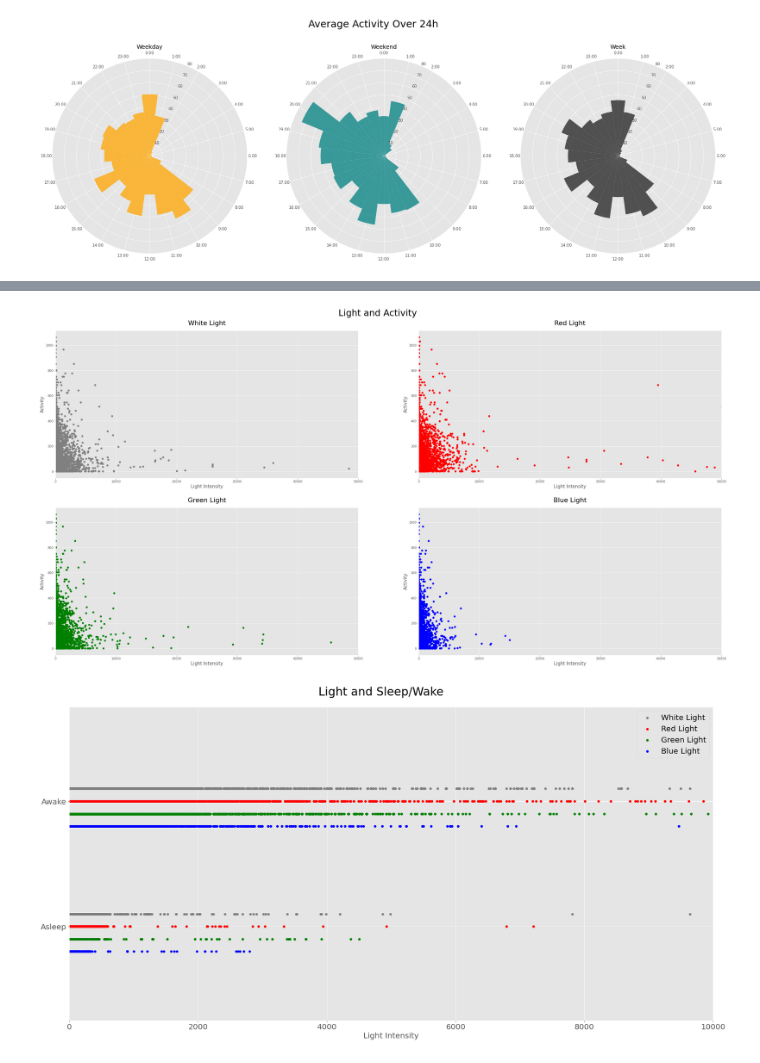
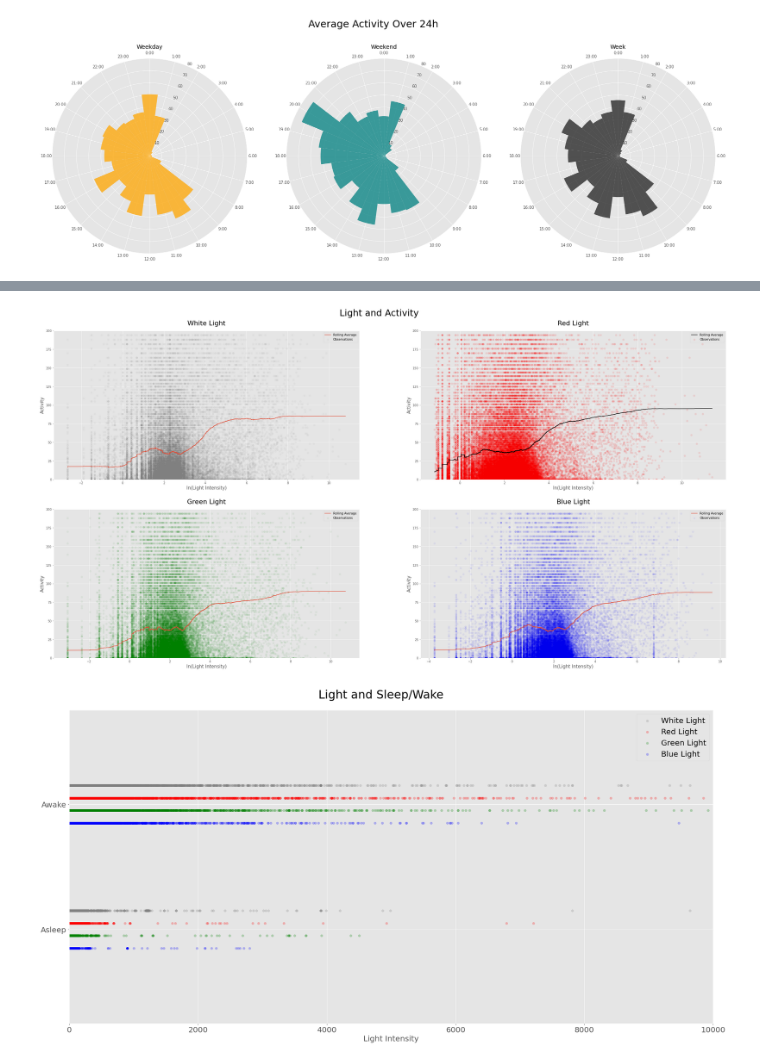
Before and after one commit to HForrest/Biol-422, a Jupyter notebook: Activity_analysis.ipynb, the cells around one changed output, grey strips where cells are left out. Saved outputs shown, nothing was run; the diff lists cells and outputs as text; code cells hidden in the pictures.

Commit message:
New Figure
Updated the Light/activity graph to better show positive corrolation

```diff
--- a/Activity_analysis.ipynb
+++ b/Activity_analysis.ipynb
@@ -140,3 +141,8 @@ ax3.set_title('Week')
 plt.savefig('polar_act.png')
 # %% [output]
 [figure]
+# %%
+white = df.sort_values(by = "White Light")[['White Light', 'Activity']]
+red = df.sort_values(by = "Red Light")[['Red Light', 'Activity']]
+green = df.sort_values(by = "Green Light")[['Green Light', 'Activity']]
+blue = df.sort_values(by = "Blue Light")[['Blue Light', 'Activity']]
@@ -143,29 +154,42 @@ plt.savefig('polar_act.png')
 # %%
 fig = plt.figure(figsize=(40, 20))
 fig.suptitle('Light and Activity', size = 30, y = .93)
 ax1 = plt.subplot(221)
 ax2 = plt.subplot(222)
 ax3 = plt.subplot(223)
 ax4 = plt.subplot(224)
 axs = [ax1,ax2,ax3,ax4]
 
+ax1.scatter(np.log(white['White Light']), white['Activity'],
+            color = 'grey', alpha = .05)
+ax1.plot(np.log(white['White Light']), white.Activity.rolling(5000).mean())
+ax1.set_title('White Light', size = 22, y=1.025)
+
+ax2.scatter(np.log(red['Red Light']), red['Activity'],
+            color = 'r', alpha = .1)
+ax2.plot(np.log(red['Red Light']), red.Activity.rolling(5000).mean(), color = 'black')
+ax2.set_title('Red Light', size = 22, y=1.025)
+
+ax3.scatter(np.log(green['Green Light']), green['Activity'],
+            color = 'g', alpha = .05)
+ax3.plot(np.log(green['Green Light']), green.Activity.rolling(5000).mean())
+ax3.set_title('Green Light', size = 22, y=1.025)
+
+ax4.scatter(np.log(blue['Blue Light']), blue['Activity'],
+            color = 'b', alpha = .05)
+ax4.plot(np.log(blue['Blue Light']), blue.Activity.rolling(5000).mean())
+ax4.set_title('Blue Light', size = 22, y=1.025)
+
 for ax in axs:
     ax.set_ylabel('Activity', size = 15)
-    ax.set_xlabel("Light Intensity",size = 15)
-    ax.set_xlim([0,50000])
+    ax.set_xlabel("ln(Light Intensity)",size = 15)
+    #ax.set_xlim([0,50000])
+    ax.set_ylim([0,200])
+    ax.legend(['Rolling Average', 'Observations'])
 
-ax1.scatter(df['White Light'], df['Activity'], color = 'grey')
-ax1.set_title('White Light', size = 22, y=1.025)
-ax2.scatter(df['Red Light'], df['Activity'], color = 'r')
-ax2.set_title('Red Light', size = 22, y=1.025)
-ax3.scatter(df['Green Light'], df['Activity'], color = 'g')
-ax3.set_title('Green Light', size = 22, y=1.025)
-ax4.scatter(df['Blue Light'], df['Activity'], color = 'b')
-ax4.set_title('Blue Light', size = 22, y=1.025)
-
-plt.savefig('light_act.png')
+plt.savefig('light_act.png');
 # %% [output]
-[figure, old version]
+[figure, new version]
 # %%
 fig = plt.figure(figsize=(30,15))
 fig.suptitle('Light and Sleep/Wake', size = 30, y = .93)
@@ -179,13 +203,13 @@ ax.set_yticklabels(['Asleep','Awake'], size = 20)
 ax.tick_params(axis='x', labelsize=20)
 
 
-ax.scatter(df['White Light'], df['Sleep/Wake'] + 0.1, color = 'grey')
-ax.scatter(df['Red Light'], df['Sleep/Wake'], color = 'r')
-ax.scatter(df['Green Light'], df['Sleep/Wake']-0.1, color = 'g')
-ax.scatter(df['Blue Light'], df['Sleep/Wake']-0.2, color = 'b')
+ax.scatter(df['White Light'], df['Sleep/Wake'] + 0.15, color = 'grey', alpha  = 0.25)
+ax.scatter(df['Red Light'], df['Sleep/Wake'] + 0.05, color = 'r', alpha  = 0.25)
+ax.scatter(df['Green Light'], df['Sleep/Wake']-0.05, color = 'g', alpha  = 0.25)
+ax.scatter(df['Blue Light'], df['Sleep/Wake']-0.15, color = 'b', alpha  = 0.25)
 
 ax.legend(["White Light", "Red Light", "Green Light", "Blue Light"], fontsize = 20)
 
 plt.savefig('light_sleep.png')
 # %% [output]
-[figure, old version]
+[figure, new version]
```
Also changed, not shown: parts of 4 cells of this notebook, 2 other files.
